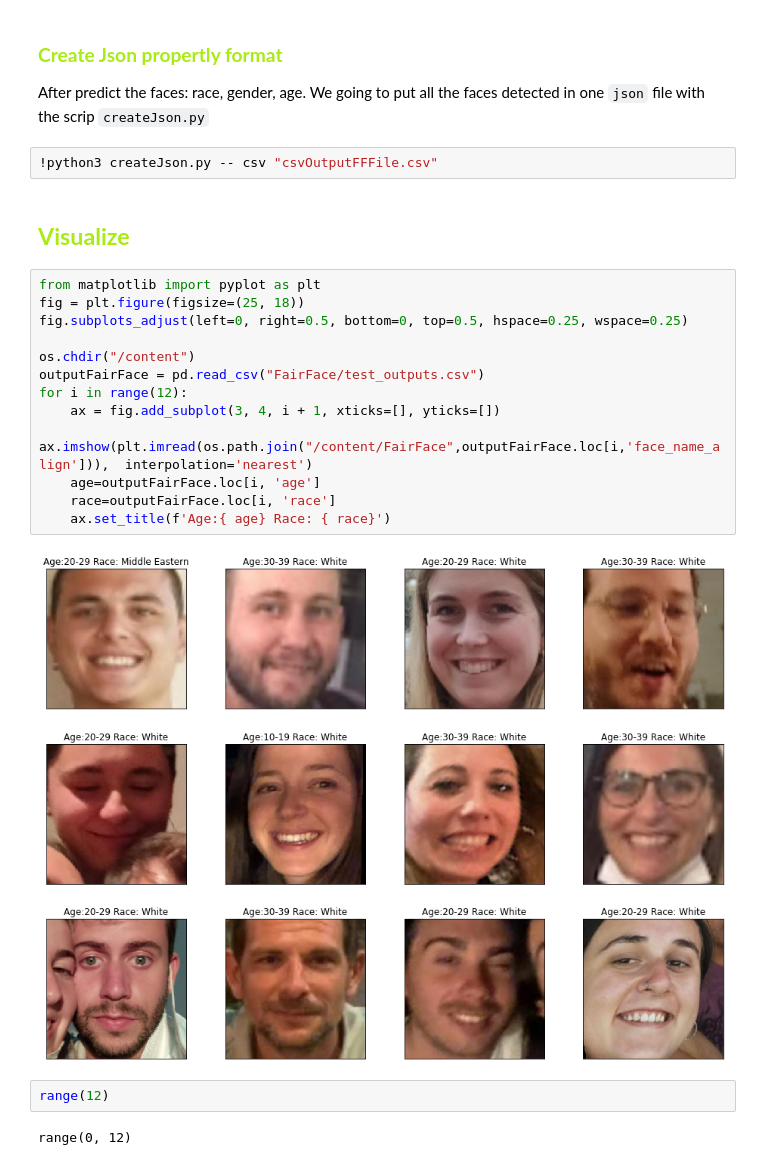
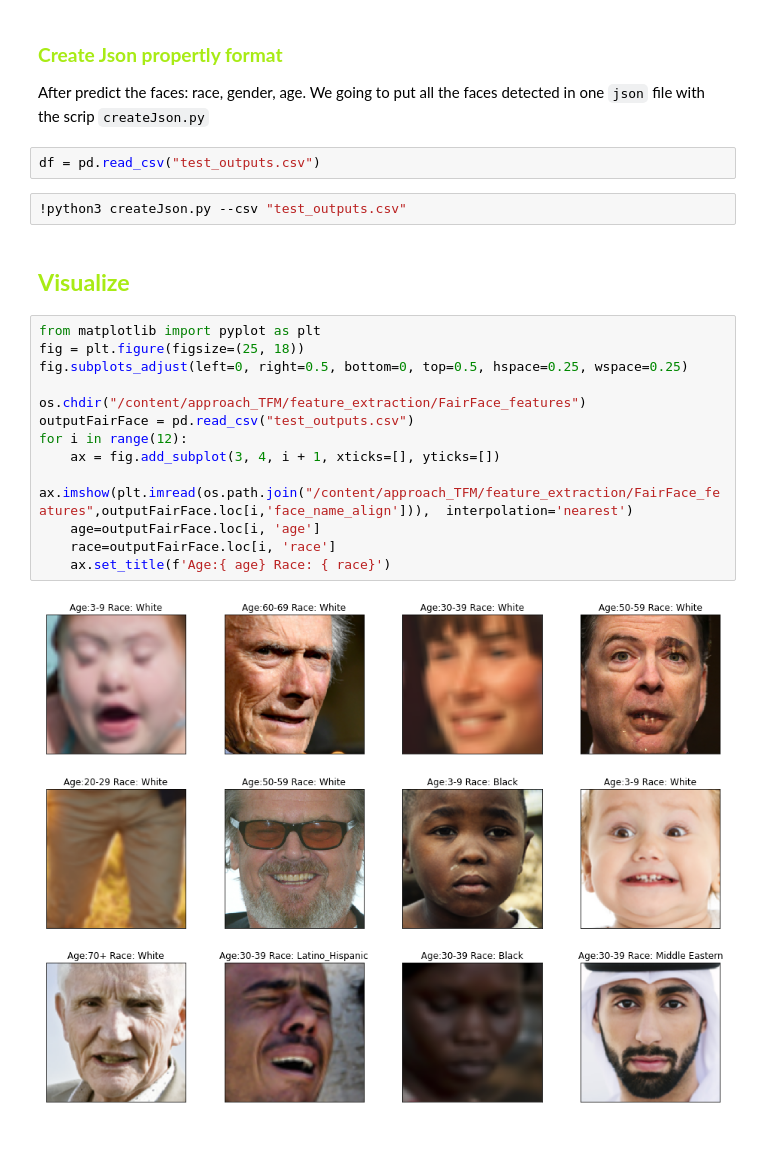
Before and after one commit to JanLeyva/approach_TFM, a Jupyter notebook: FairFace_features.ipynb, the cells around one changed output. Drawn from its saved outputs; the diff is of its cells as text; blank space fills up the shorter version.

```diff
--- a/FairFace_features.ipynb
+++ b/FairFace_features.ipynb
@@ -156,29 +198,27 @@ os.chdir("/content/approach_TFM/feature_extraction/FairFace_features")
 ### <font color='#A8EB15'> <b> Create Json propertly format </b>
 
 After predict the faces: race, gender, age. We going to put all the faces detected in one `json` file with the scrip `createJson.py`
+# %%
+df = pd.read_csv("test_outputs.csv")
 # %%
-!python3 createJson.py -- csv "csvOutputFFFile.csv"
+!python3 createJson.py --csv "test_outputs.csv"
 # %% [markdown]
 ## <font color='#A8EB15'> <b> Visualize
 # %%
 from matplotlib import pyplot as plt
 fig = plt.figure(figsize=(25, 18))
 fig.subplots_adjust(left=0, right=0.5, bottom=0, top=0.5, hspace=0.25, wspace=0.25)
 
-os.chdir("/content")
-outputFairFace = pd.read_csv("FairFace/test_outputs.csv")
+os.chdir("/content/approach_TFM/feature_extraction/FairFace_features")
+outputFairFace = pd.read_csv("test_outputs.csv")
 for i in range(12):
     ax = fig.add_subplot(3, 4, i + 1, xticks=[], yticks=[])
-    ax.imshow(plt.imread(os.path.join("/content/FairFace",outputFairFace.loc[i,'face_name_align'])),  interpolation='nearest')
+    ax.imshow(plt.imread(os.path.join("/content/approach_TFM/feature_extraction/FairFace_features",outputFairFace.loc[i,'face_name_align'])),  interpolation='nearest')
     age=outputFairFace.loc[i, 'age']
     race=outputFairFace.loc[i, 'race']
     ax.set_title(f'Age:{ age} Race: { race}')
 # %% [output]
-[figure, old version]
+[figure, new version]
-# %%
-range(12)
-# %% [output]
-range(0, 12)
 # %%
 from matplotlib import pyplot as plt
 fig = plt.figure(figsize=(25, 18))
```
Also changed, not shown: parts of 14 cells of this notebook.
